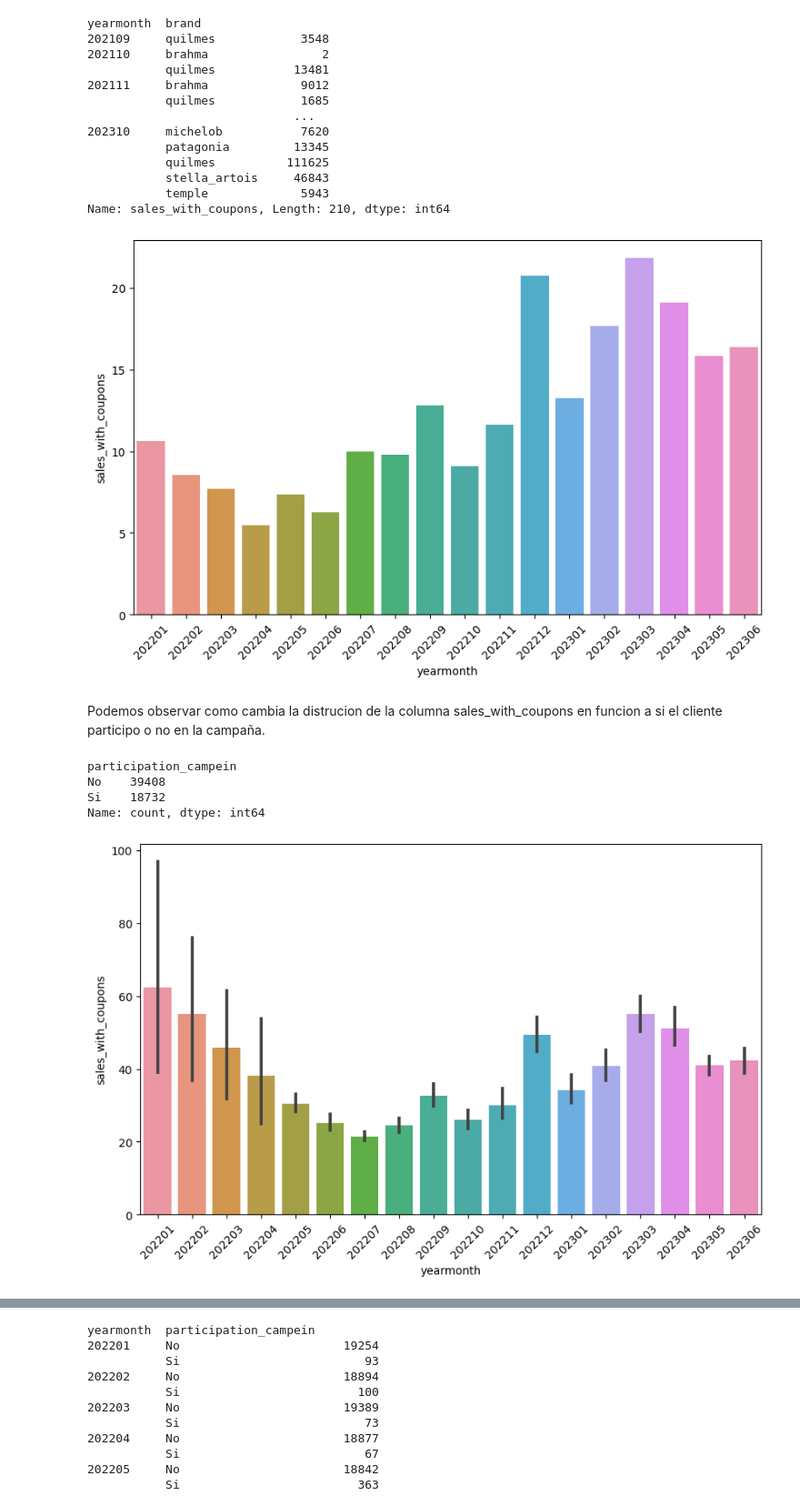
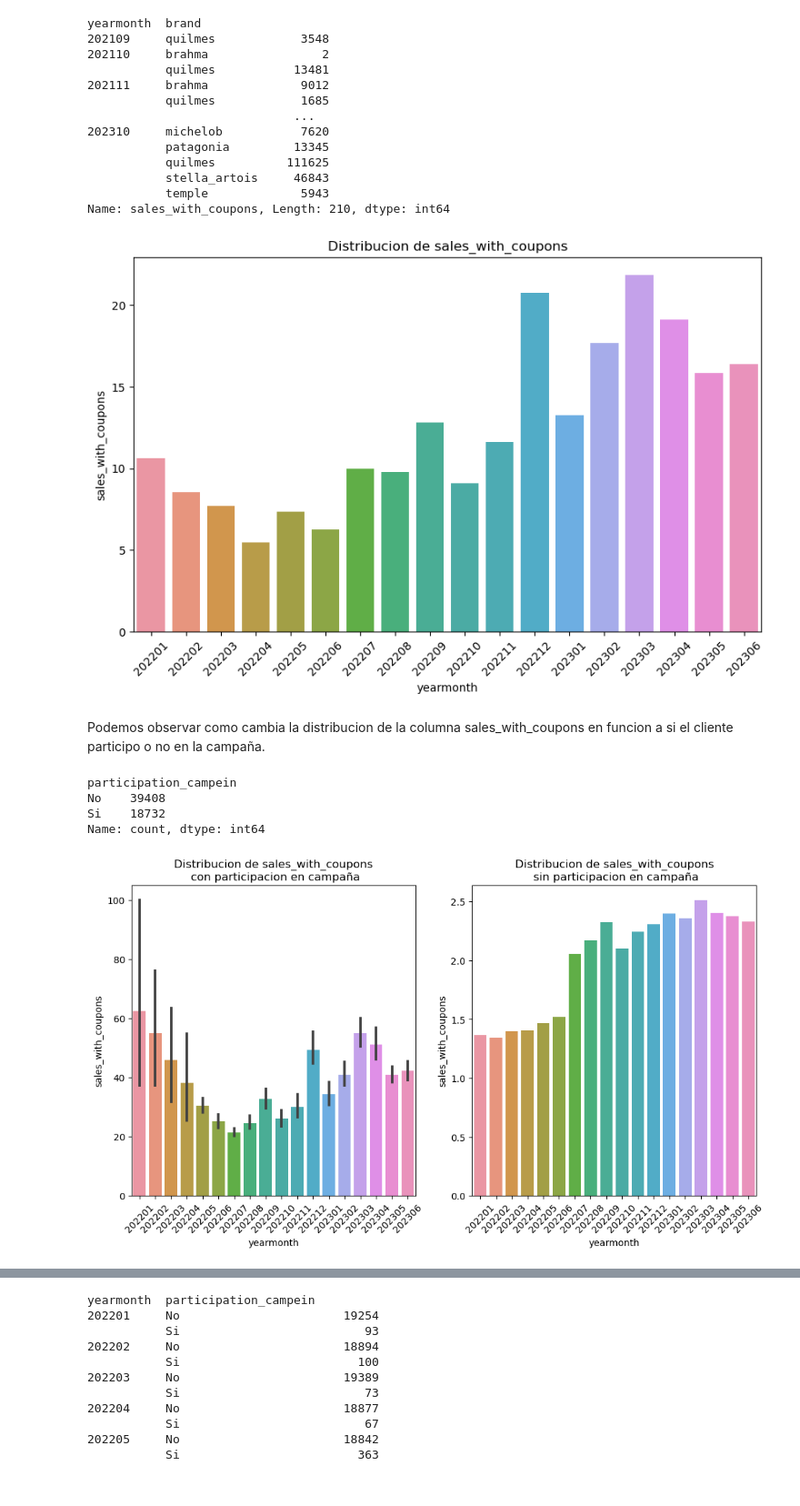
Before and after one commit to AntoSambuceti/datascience_classes, a Jupyter notebook: MM/Challange_Quilmes/Challange-Quilmes.ipynb, the cells around one changed output, grey strips where cells are left out. Shown at 91% size. Cells and saved outputs as stored; diff of their text form; code cells hidden in the pictures.

```diff
--- a/MM/Challange_Quilmes/Challange-Quilmes.ipynb
+++ b/MM/Challange_Quilmes/Challange-Quilmes.ipynb
@@ -347,11 +347,12 @@ seaborn.barplot(data=df_ventas_totales,
                 y='sales_with_coupons', x='yearmonth',
                 estimator=numpy.mean)
 plt.xticks(rotation=45)
+plt.title('Distribucion de sales_with_coupons')
 plt.show()
 # %% [output]
-[figure, old version]
+[figure, new version]
 # %% [markdown]
-Podemos observar como cambia la distrucion de la columna sales_with_coupons en funcion a si el cliente participo o no en la campaña.
+Podemos observar como cambia la distribucion de la columna sales_with_coupons en funcion a si el cliente participo o no en la campaña.
 # %%
 df_ventas_totales[~df_ventas_totales['sales_with_coupons'].isna()]['participation_campein'].value_counts()
 # %% [output]
@@ -360,11 +361,18 @@ No    39408
 Si    18732
 Name: count, dtype: int64
 # %%
-fig = plt.figure(figsize=(10,6))
+fig, axes = plt.subplots(1, 2 ,figsize=(12,6))
+
 seaborn.barplot(data=df_ventas_totales[df_ventas_totales['participation_campein'] == 'Si'],
-                y='sales_with_coupons', x='yearmonth',
-                estimator=numpy.mean)
-plt.xticks(rotation=45)
+                y='sales_with_coupons', x='yearmonth',estimator=numpy.mean, ax=axes[0])
+axes[0].tick_params(axis='x', rotation=45)
+axes[0].set_title('Distribucion de sales_with_coupons\n con participacion en campaña')
+
+seaborn.barplot(data=df_ventas_totales[df_ventas_totales['participation_campein'] == 'No'],
+                y='sales_with_coupons', x='yearmonth',estimator=numpy.mean, ax=axes[1])
+axes[1].tick_params(axis='x', rotation=45)
+axes[1].set_title('Distribucion de sales_with_coupons\n sin participacion en campaña')
+
 plt.show()
 # %% [output]
-[figure, old version]
+[figure, new version]
```
Also changed, not shown: parts of 20 cells of this notebook, 2 other files.
